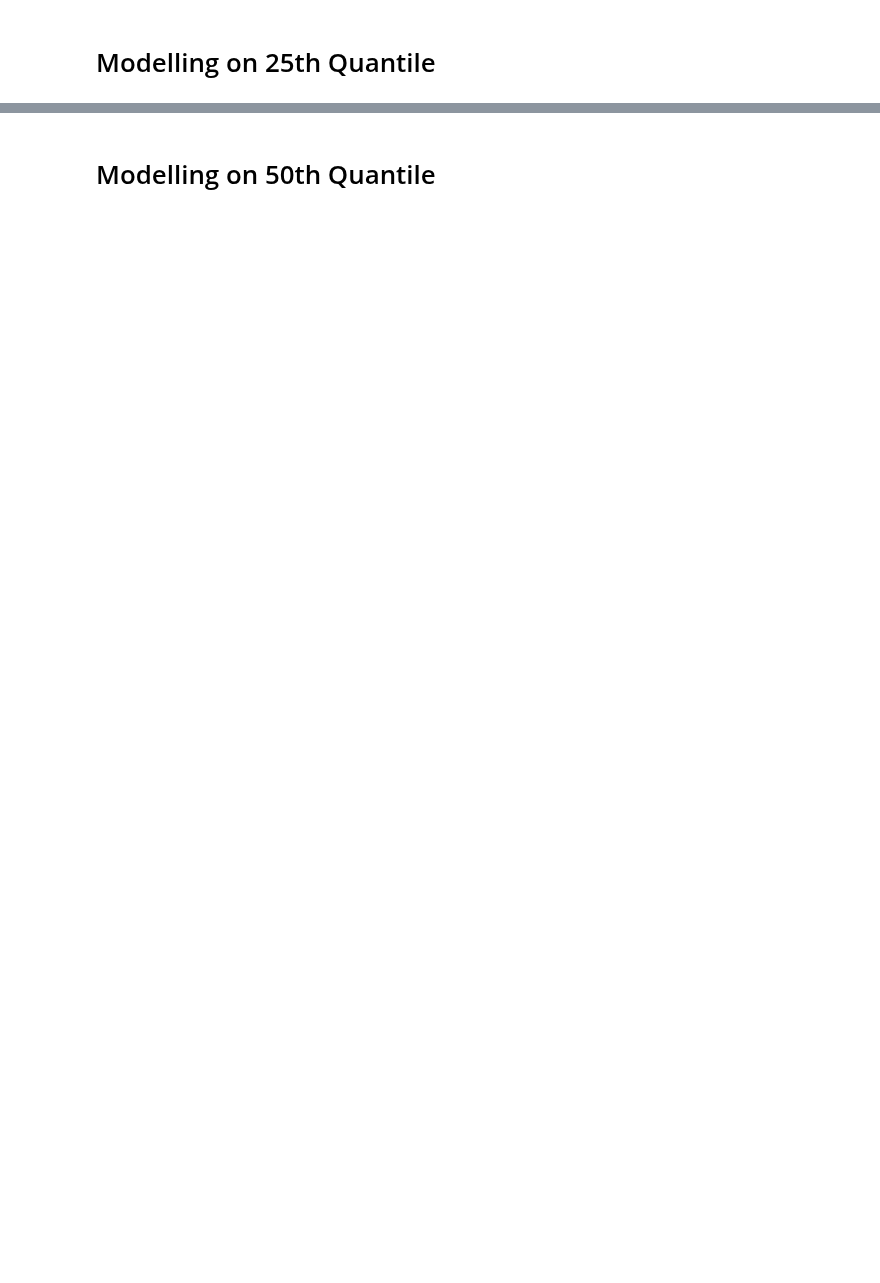
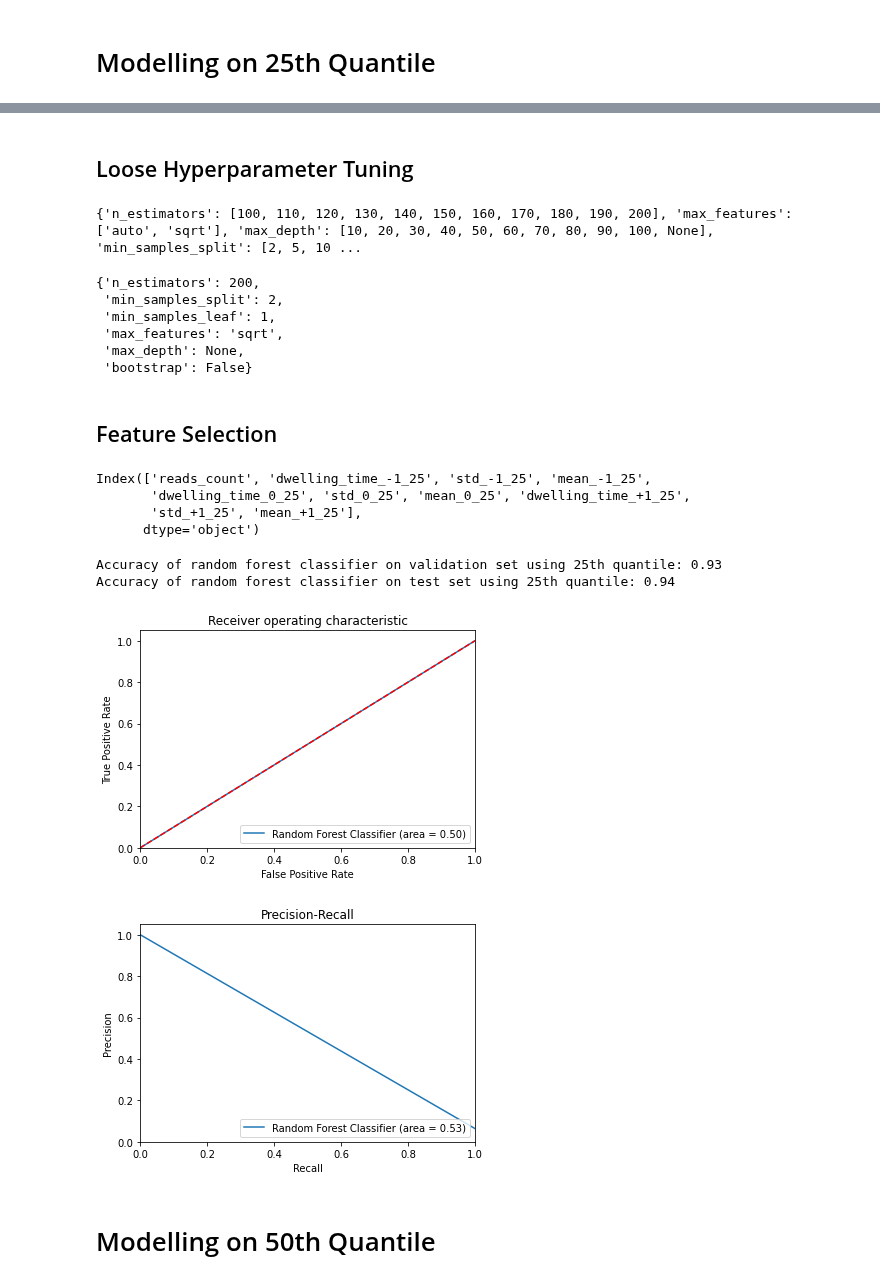
Before and after one commit to claudia-07/DSA4262-ACMXZ, a Jupyter notebook: modelling/rf_claudia.ipynb, the cells around one changed output, grey strips where cells are left out. Drawn from its saved outputs; the diff is of its cells as text; code cells hidden in the pictures; blank space fills up the shorter version.

Commit message:
added in hyperparameter tuning and feature selection

```diff
--- a/modelling/rf_claudia.ipynb
+++ b/modelling/rf_claudia.ipynb
@@ -87,3 +104,12 @@ def random_forest(x_train, y_train, x_val, y_val, x_test, y_test, variable):
+# %%
+## function for feature selection
+from sklearn.feature_selection import SelectFromModel
+
+def var_selection(X_train, y_train, rf):
+    sel = SelectFromModel(rf)
+    sel.fit(X_train, y_train)
+
+    return X_train.columns[(sel.get_support())]
 # %% [markdown]
 # Modelling on 25th Quantile
 # %%
@@ -124,3 +166,68 @@ Accuracy of random forest classifier on test set using 25th quantile: 0.94
+# %% [markdown]
+## Loose Hyperparameter Tuning
+# %%
+## defining param_grid
+
+# Number of trees in random forest
+n_estimators = [int(x) for x in np.linspace(100, 200, num = 11)]
+
+# Number of features to consider at every split
+max_features = ['auto', 'sqrt']
+
+# Maximum number of levels in tree
+max_depth = [int(x) for x in np.linspace(10, 100, num = 10)]
+max_depth.append(None)
+
+# Minimum number of samples required to split a node
+min_samples_split = [2, 5, 10]
+
+# Minimum number of samples required at each leaf node
+min_samples_leaf = [1, 2, 4]
+
+# Method of selecting samples for training each tree
+bootstrap = [True, False]
+
+random_grid_25 = {'n_estimators': n_estimators,
+               'max_features': max_features,
+               'max_depth': max_depth,
+               'min_samples_split': min_samples_split,
+               'min_samples_leaf': min_samples_leaf,
+               'bootstrap': bootstrap}
+
+print(random_grid_25)
+# %% [output]
+{'n_estimators': [100, 110, 120, 130, 140, 150, 160, 170, 180, 190, 200], 'max_features': ['auto', 'sqrt'], 'max_depth': [10, 20, 30, 40, 50, 60, 70, 80, 90, 100, None], 'min_samples_split': [2, 5, 10 ...
+# %%
+best_param_25 = params_tuning(random_grid_25, X_train_25, y_train)
+best_param_25
+# %% [output]
+{'n_estimators': 200,
+ 'min_samples_split': 2,
+ 'min_samples_leaf': 1,
+ 'max_features': 'sqrt',
+ 'max_depth': None,
+ 'bootstrap': False}
+# %% [markdown]
+## Feature Selection
+# %%
+rf_fs_25 = RandomForestClassifier(random_state = 1, n_estimators = 200, min_samples_split = 2,
+                                min_samples_leaf = 1, max_features = 'sqrt', max_depth = None, bootstrap = False)
+rf_fs_25.fit(X_train_25, y_train)
+
+best_var_25 = var_selection(X_train_25, y_train, rf_fs_25)
+print(best_var_25)
+# %% [output]
+Index(['reads_count', 'dwelling_time_-1_25', 'std_-1_25', 'mean_-1_25',
+       'dwelling_time_0_25', 'std_0_25', 'mean_0_25', 'dwelling_time_+1_25',
+       'std_+1_25', 'mean_+1_25'],
+      dtype='object')
+# %%
+random_forest(X_train_25[list(best_var_25)], y_train, X_val_25[list(best_var_25)], y_val, X_test_25[list(best_var_25)], y_test, "25th quantile")
+# %% [output]
+Accuracy of random forest classifier on validation set using 25th quantile: 0.93
+Accuracy of random forest classifier on test set using 25th quantile: 0.94
+[figure, added]
+[figure, added]
 # %% [markdown]
 # Modelling on 50th Quantile
 # %%
```
Also changed, not shown: parts of 14 cells of this notebook.
